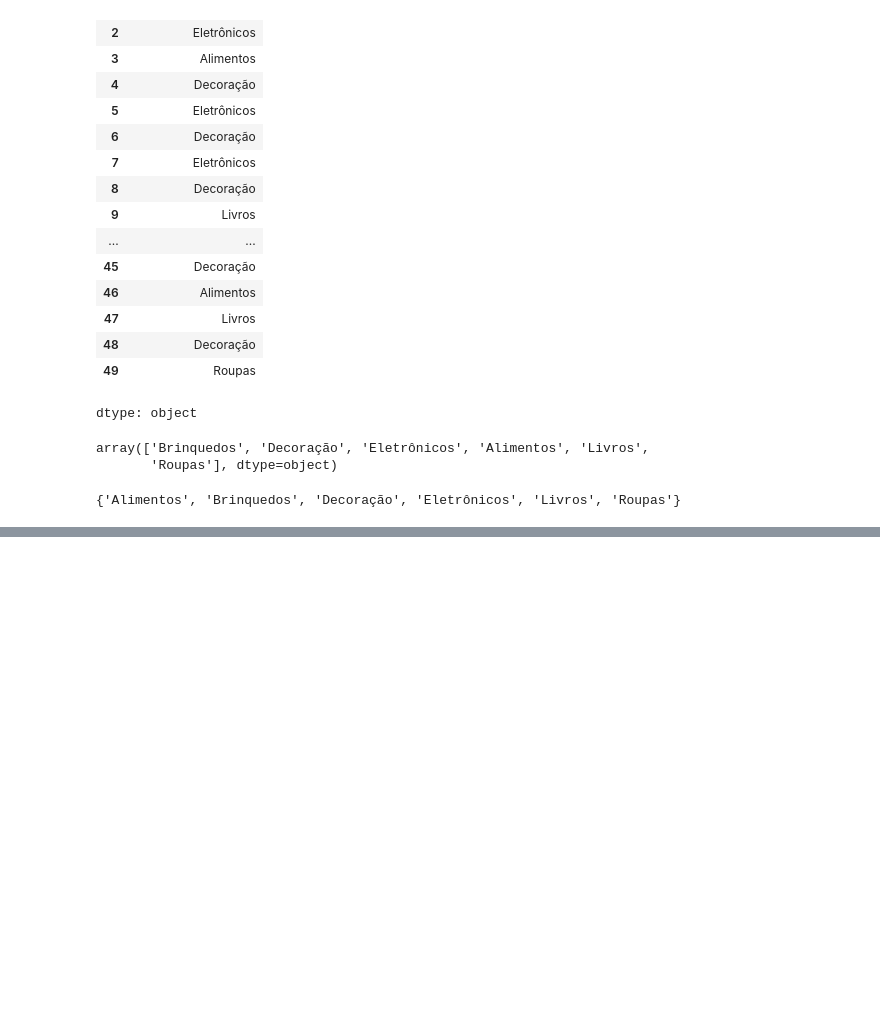
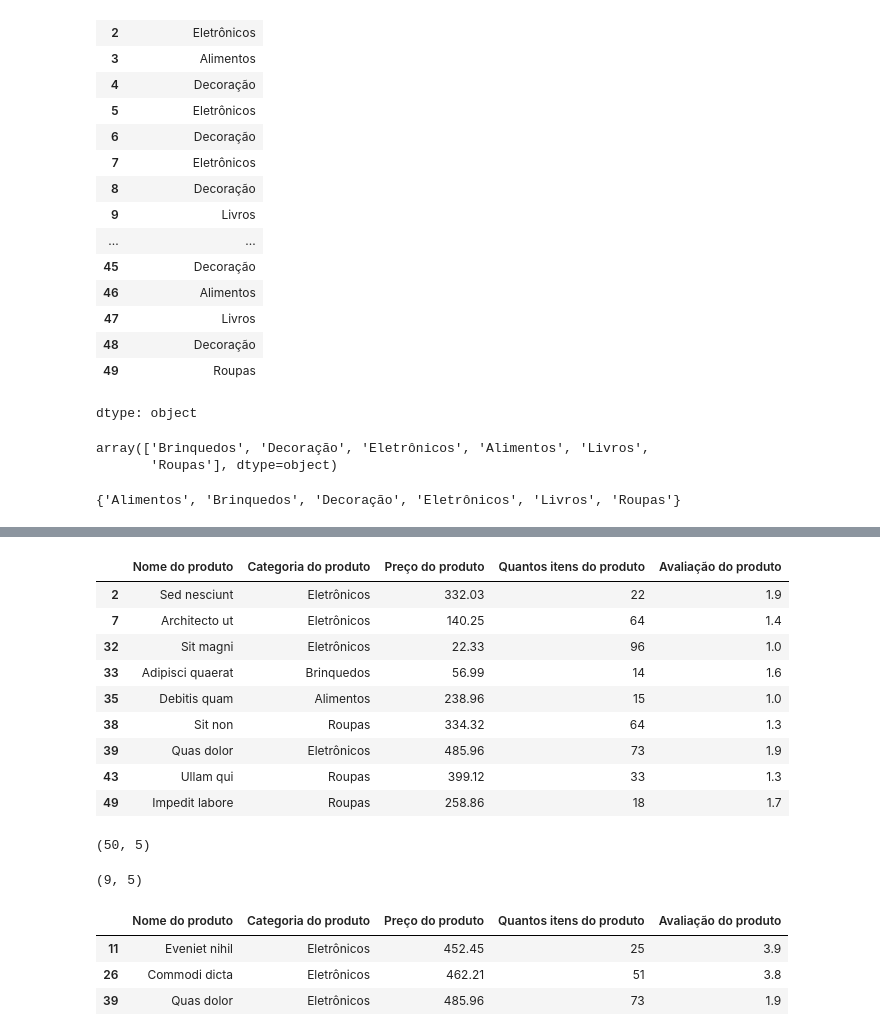
Before and after one commit to Bodegami/formacao-especialista-em-ia, a Jupyter notebook: python-ia-aplicada/Python_applied_ai.ipynb, the cells around one changed output, grey strips where cells are left out. Drawn from its saved outputs; the diff is of its cells as text; code cells hidden in the pictures; blank space fills up the shorter version.

```diff
--- a/python-ia-aplicada/Python_applied_ai.ipynb
+++ b/python-ia-aplicada/Python_applied_ai.ipynb
@@ -1470,0 +1503,33 @@ set(df_products['Categoria do produto'])
+# %%
+df_products_filtro_avaliacao_menor_que_2 = df_products[df_products['Avaliação do produto'] < 2.0]
+# %%
+df_products_filtro_avaliacao_menor_que_2
+# %% [output]
+|  | Nome do produto | Categoria do produto | Preço do produto | Quantos itens do produto | Avaliação do produto |
+| 2 | Sed nesciunt | Eletrônicos | 332.03 | 22 | 1.9 |
+| 7 | Architecto ut | Eletrônicos | 140.25 | 64 | 1.4 |
+| 32 | Sit magni | Eletrônicos | 22.33 | 96 | 1.0 |
+| 33 | Adipisci quaerat | Brinquedos | 56.99 | 14 | 1.6 |
+| 35 | Debitis quam | Alimentos | 238.96 | 15 | 1.0 |
+| 38 | Sit non | Roupas | 334.32 | 64 | 1.3 |
+| 39 | Quas dolor | Eletrônicos | 485.96 | 73 | 1.9 |
+| 43 | Ullam qui | Roupas | 399.12 | 33 | 1.3 |
+| 49 | Impedit labore | Roupas | 258.86 | 18 | 1.7 |
+# %%
+df_products.shape # Devole quantide de linhas e colunas
+# %% [output]
+(50, 5)
+# %%
+df_products_filtro_avaliacao_menor_que_2.shape
+# %% [output]
+(9, 5)
+# %%
+# Aplicando dois filtros
+
+df_products[(df_products['Categoria do produto'] == "Eletrônicos")
+& (df_products['Preço do produto'] >= 350.0)]
+# %% [output]
+|  | Nome do produto | Categoria do produto | Preço do produto | Quantos itens do produto | Avaliação do produto |
+| 11 | Eveniet nihil | Eletrônicos | 452.45 | 25 | 3.9 |
+| 26 | Commodi dicta | Eletrônicos | 462.21 | 51 | 3.8 |
+| 39 | Quas dolor | Eletrônicos | 485.96 | 73 | 1.9 |
```
Also changed, not shown: parts of 3 cells of this notebook.
